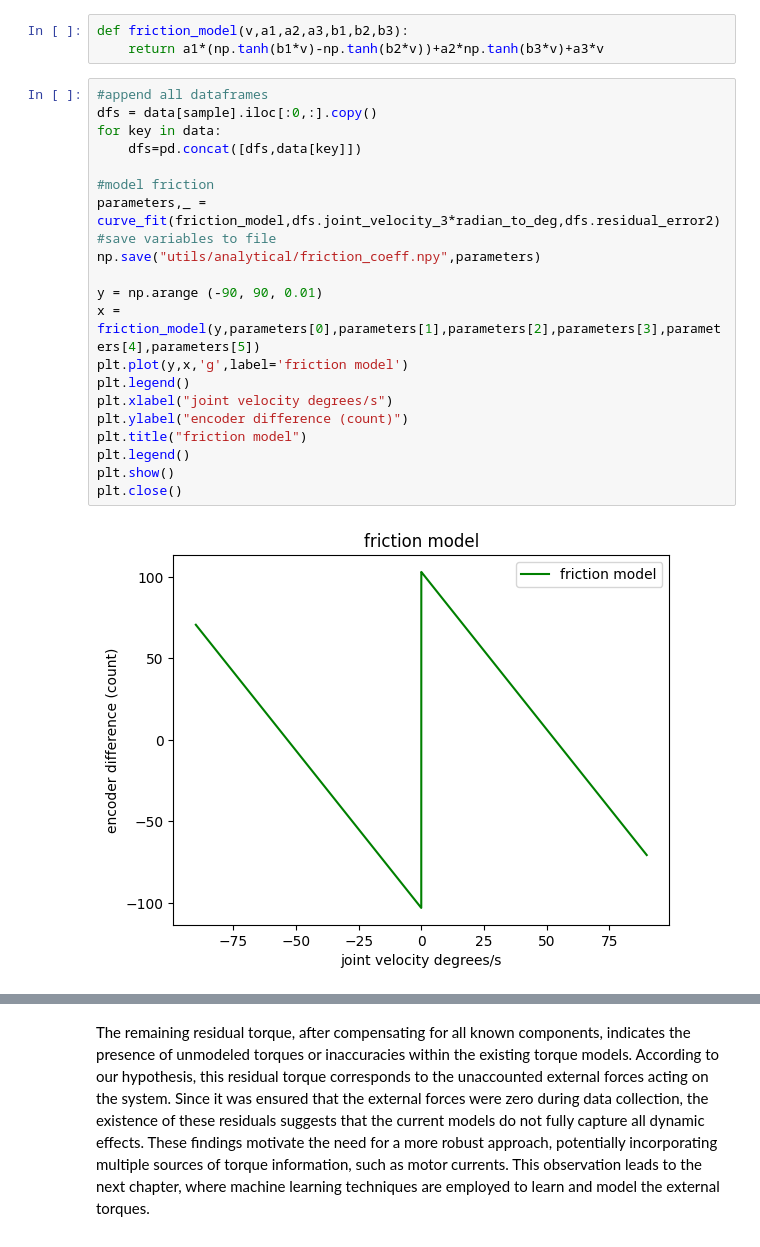
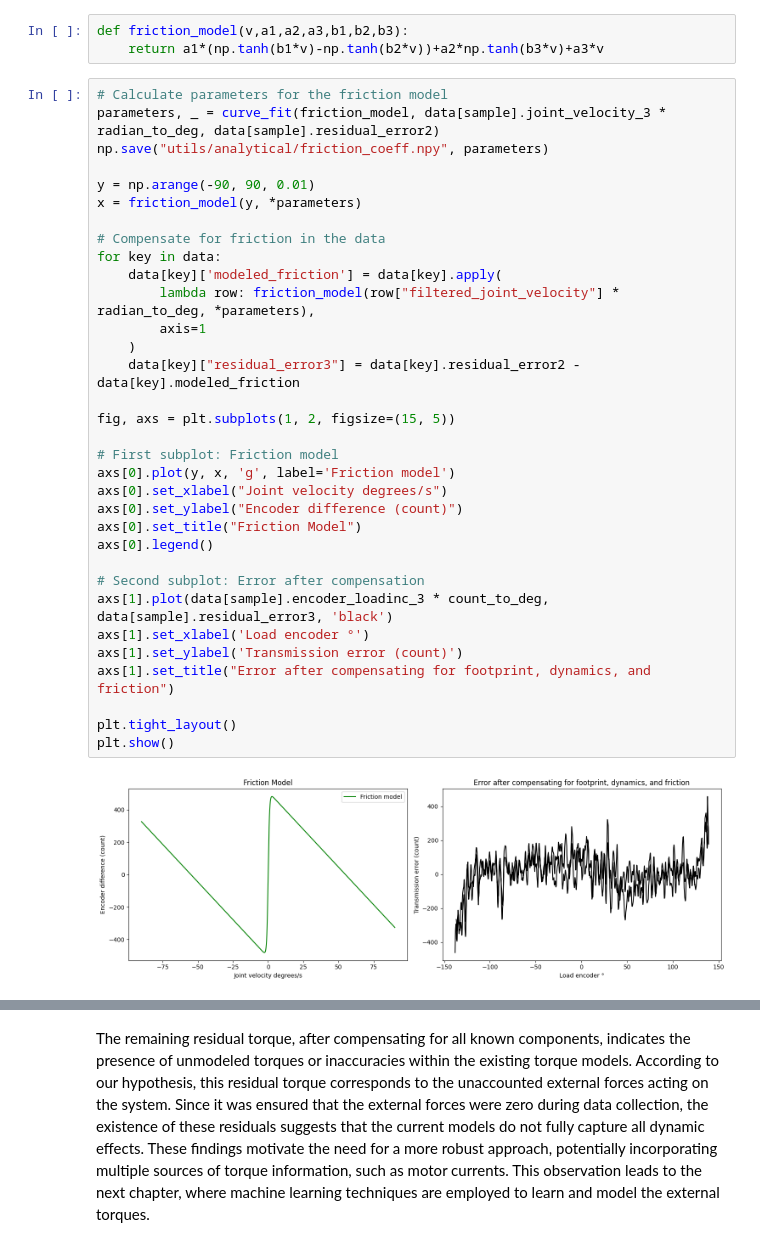
Before and after one commit to allwinlucious/MasterThesis, a Jupyter notebook: 3.1_Analytical_Method.ipynb, the cells around one changed output, grey strips where cells are left out. Saved outputs shown, nothing was run; the diff lists cells and outputs as text.

```diff
--- a/3.1_Analytical_Method.ipynb
+++ b/3.1_Analytical_Method.ipynb
@@ -143,25 +143,37 @@ where $v$ represents the joint velocity, $a_1,a_2,a_3 ,b1,b2,b3$ are parameters
 def friction_model(v,a1,a2,a3,b1,b2,b3):
     return a1*(np.tanh(b1*v)-np.tanh(b2*v))+a2*np.tanh(b3*v)+a3*v
 # %%
-#append all dataframes
-dfs = data[sample].iloc[:0,:].copy()
+# Calculate parameters for the friction model
+parameters, _ = curve_fit(friction_model, data[sample].joint_velocity_3 * radian_to_deg, data[sample].residual_error2)
+np.save("utils/analytical/friction_coeff.npy", parameters)
+
+y = np.arange(-90, 90, 0.01)
+x = friction_model(y, *parameters)
+
+# Compensate for friction in the data
 for key in data:
-    dfs=pd.concat([dfs,data[key]])
+    data[key]['modeled_friction'] = data[key].apply(
+        lambda row: friction_model(row["filtered_joint_velocity"] * radian_to_deg, *parameters),
+        axis=1
+    )
+    data[key]["residual_error3"] = data[key].residual_error2 - data[key].modeled_friction
 
-#model friction
-parameters,_ = curve_fit(friction_model,dfs.joint_velocity_3*radian_to_deg,dfs.residual_error2)
-#save variables to file
-np.save("utils/analytical/friction_coeff.npy",parameters)
+fig, axs = plt.subplots(1, 2, figsize=(15, 5))
 
-y = np.arange (-90, 90, 0.01)
-x = friction_model(y,parameters[0],parameters[1],parameters[2],parameters[3],parameters[4],parameters[5])
-plt.plot(y,x,'g',label='friction model')
-plt.legend()
-plt.xlabel("joint velocity degrees/s")
-plt.ylabel("encoder difference (count)")
-plt.title("friction model")
-plt.legend()
+# First subplot: Friction model
+axs[0].plot(y, x, 'g', label='Friction model')
+axs[0].set_xlabel("Joint velocity degrees/s")
+axs[0].set_ylabel("Encoder difference (count)")
+axs[0].set_title("Friction Model")
+axs[0].legend()
+
+# Second subplot: Error after compensation
+axs[1].plot(data[sample].encoder_loadinc_3 * count_to_deg, data[sample].residual_error3, 'black')
+axs[1].set_xlabel('Load encoder °')
+axs[1].set_ylabel('Transmission error (count)')
+axs[1].set_title("Error after compensating for footprint, dynamics, and friction")
+
+plt.tight_layout()
 plt.show()
-plt.close()
 # %% [output]
-[figure, old version]
+[figure, new version]
```
Also changed, not shown: parts of 13 cells of this notebook, 1 other file.
